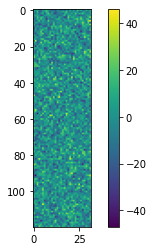
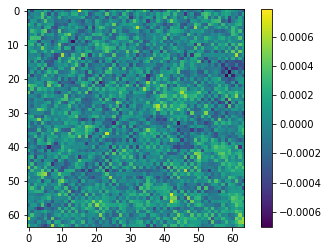
The change to this notebook cell's code, shown as a diff; its figure went from the first image to the second:
--- before
+++ after
@@ -1,2 +1,2 @@
-plt.imshow(labels)
+plt.imshow(cosmo_tiles[150, :, :, 2])
 plt.colorbar()

Commit: update core training scripts and notebooks